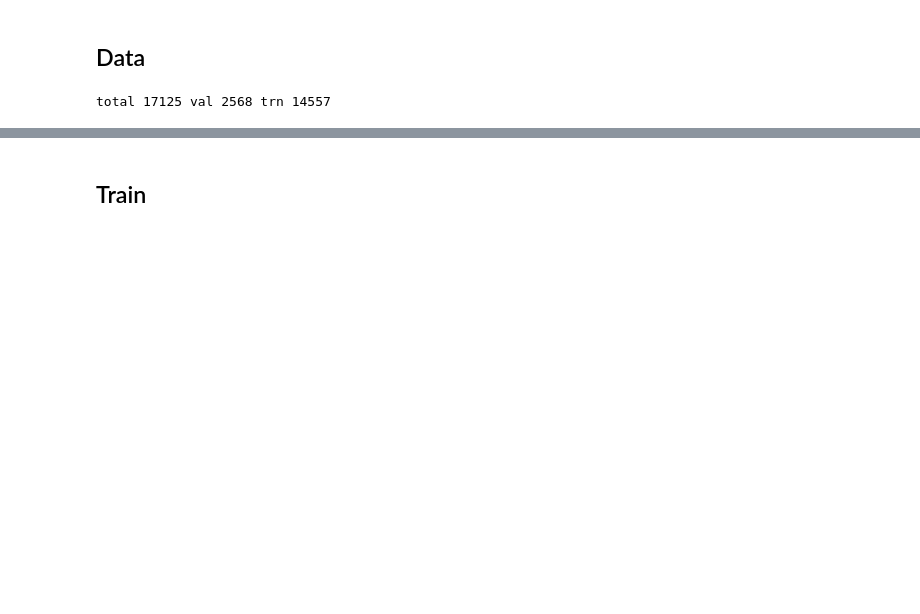
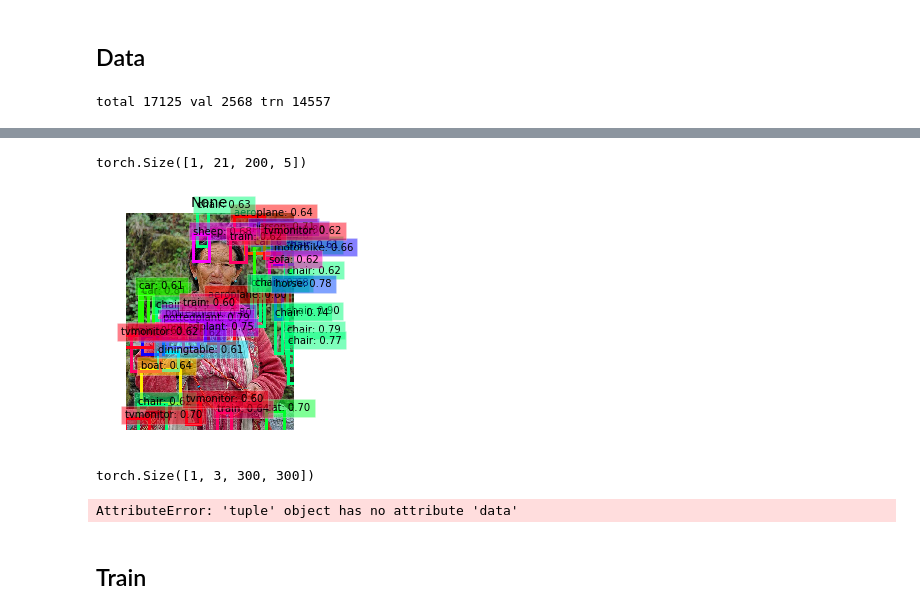
Before and after one commit to bfortuner/VOCdetect, a Jupyter notebook: explore-pascal-voc.ipynb, the cells around one changed output, grey strips where cells are left out. Saved outputs shown, nothing was run; the diff lists cells and outputs as text; code cells hidden in the pictures; blank space fills up the shorter version.

Commit message:
moved config to CONFIG, added trainer WIP

```diff
--- a/explore-pascal-voc.ipynb
+++ b/explore-pascal-voc.ipynb
@@ -214,9 +167,9 @@ OrderedDict([('0.weight',
 # %%
-im, targ = next(iter(trn_loader))
+im, targ = next(iter(val_loader))
 im = Variable(im.cuda())
 targ = [Variable(anno.cuda(), volatile=True) for anno in targ]
 # %%
-out = net(im)
+out = model(im)
 # %%
 out[0].size(), out[1].size(), out[2].size()
 # %% [output]
@@ -272,0 +187,32 @@ def train(net, loader):
+# %%
+output = detect(
+    out[0],
+    nn.Softmax()(out[1].view(-1, DATA_CONFIG['n_classes'])),
+    out[2].type(type(out[2].data))
+)
+# %%
+img = utils.imgs.load_img_as_arr(os.path.join(TRAIN_PATH, val_loader.dataset.img_ids[0]+c.JPG_EXT))
+# %%
+detections = output.data
+print(detections.size())
+scale = torch.Tensor([img.shape[1::-1], img.shape[1::-1]])
+bboxes = []
+for i in range(detections.size(1)):
+    j = 0
+    while detections[0,i,j,0] >= 0.6:
+        score = detections[0,i,j,0]
+        pt = (detections[0,i,j,1:]*scale).cpu().numpy()
+        coords = (pt[0], pt[1]), pt[2]-pt[0]+1, pt[3]-pt[1]+1
+        bboxes.append({
+            'label':cfg.IDX_TO_LABEL[i-1],
+            'score': score,
+            'xmin':pt[0],
+            'ymin':pt[1],
+            'xmax':pt[2]+1,
+            'ymax':pt[3]+1
+        })
+        j+=1
+utils.imgs.plot_img_w_bboxes(img, bboxes, title=None)
+# %% [output]
+torch.Size([1, 21, 200, 5])
+[figure, added]
@@ -273,2 +224,7 @@ def train(net, loader):
+# %%
+trainer.test(model, val_loader, TRAIN_CONFIG['threshold'], metrics=[])
+# %% [output]
+torch.Size([1, 3, 300, 300])
+AttributeError: 'tuple' object has no attribute 'data'
 # %% [markdown]
 ## Train
```
Also changed, not shown: parts of 19 cells of this notebook, 5 other files.
